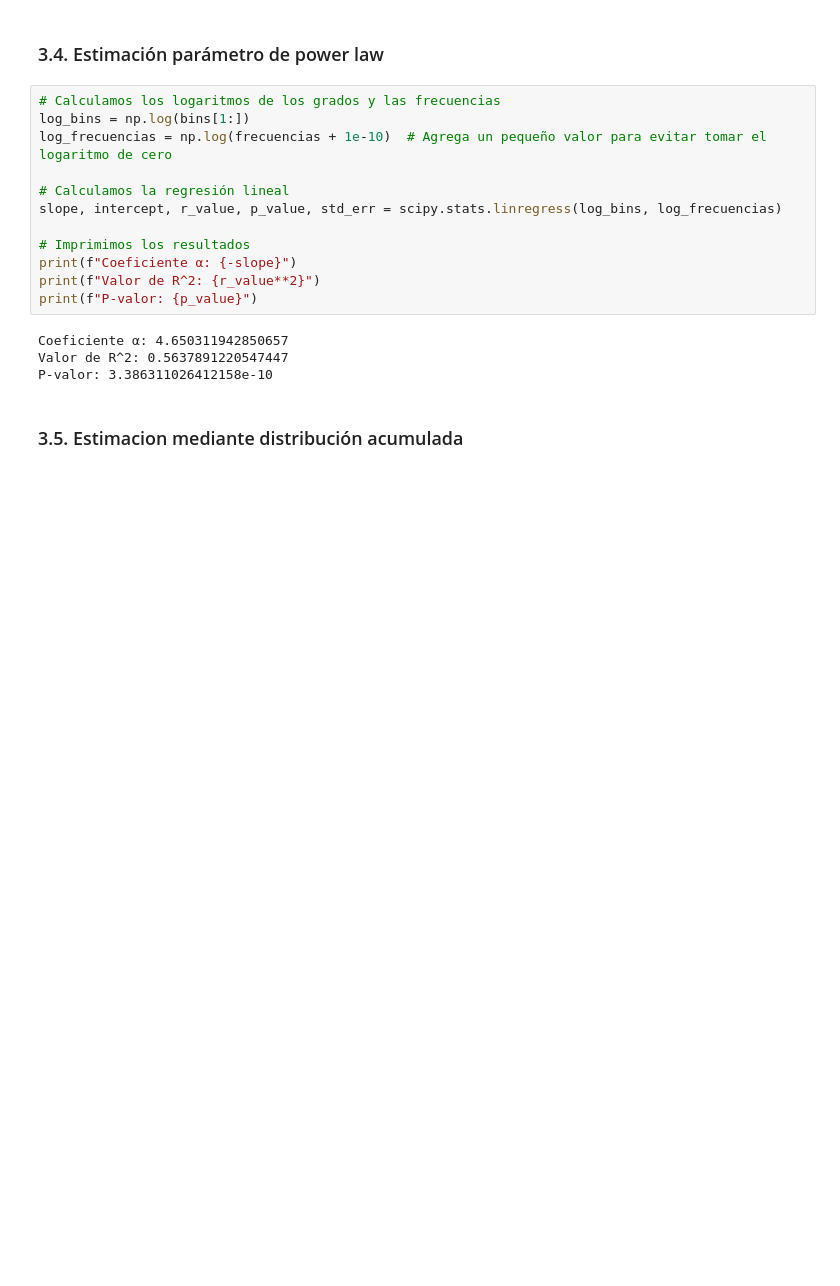
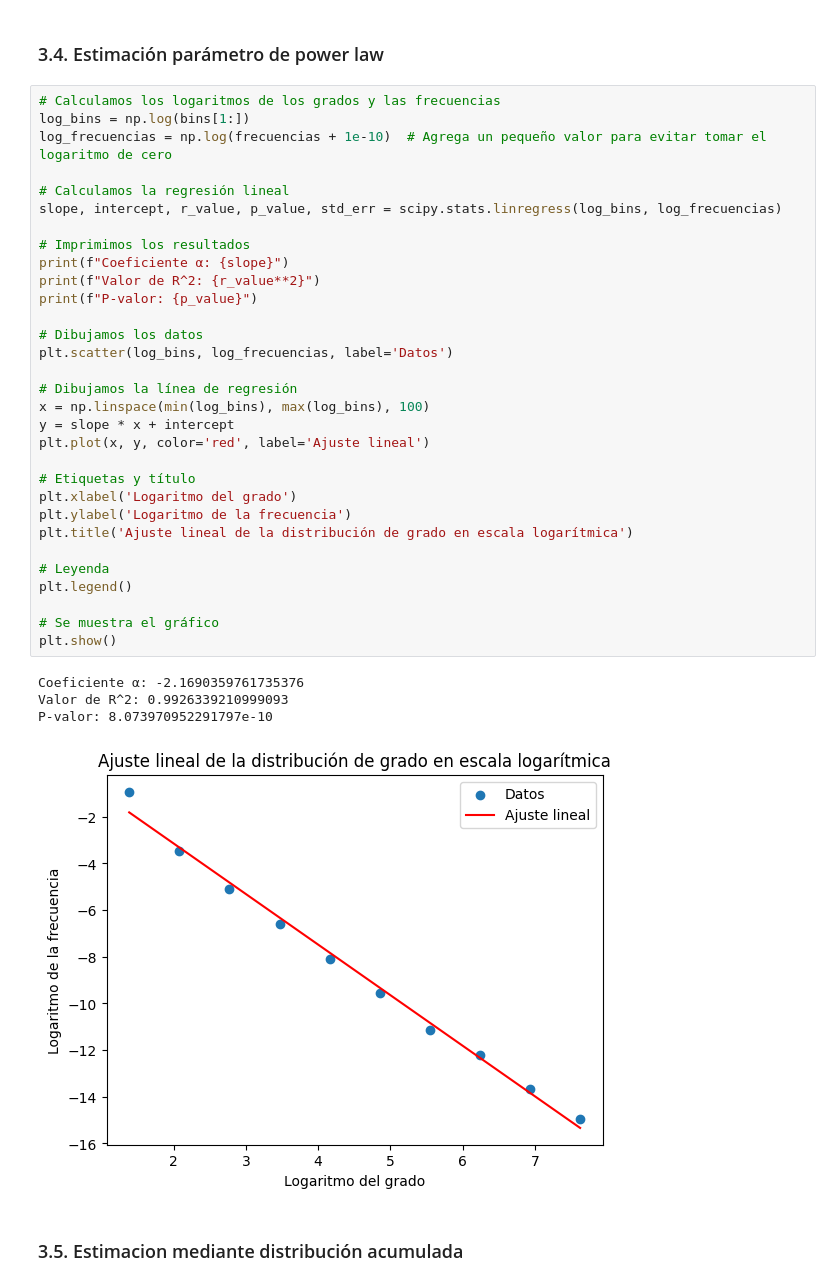
Before and after one commit to CristianFernandezM/NuevasTecnologias, a Jupyter notebook: Practica7.ipynb, the cells around one changed output. Cells and saved outputs as stored; diff of their text form; blank space fills up the shorter version.

```diff
--- a/Practica7.ipynb
+++ b/Practica7.ipynb
@@ -210,19 +210,39 @@ plt.show()
 # %%
 # Calculamos los logaritmos de los grados y las frecuencias
 log_bins = np.log(bins[1:])
 log_frecuencias = np.log(frecuencias + 1e-10)  # Agrega un pequeño valor para evitar tomar el logaritmo de cero
 
 # Calculamos la regresión lineal
 slope, intercept, r_value, p_value, std_err = scipy.stats.linregress(log_bins, log_frecuencias)
 
 # Imprimimos los resultados
-print(f"Coeficiente α: {-slope}")
+print(f"Coeficiente α: {slope}")
 print(f"Valor de R^2: {r_value**2}")
 print(f"P-valor: {p_value}")
+
+# Dibujamos los datos
+plt.scatter(log_bins, log_frecuencias, label='Datos')
+
+# Dibujamos la línea de regresión
+x = np.linspace(min(log_bins), max(log_bins), 100)
+y = slope * x + intercept
+plt.plot(x, y, color='red', label='Ajuste lineal')
+
+# Etiquetas y título
+plt.xlabel('Logaritmo del grado')
+plt.ylabel('Logaritmo de la frecuencia')
+plt.title('Ajuste lineal de la distribución de grado en escala logarítmica')
+
+# Leyenda
+plt.legend()
+
+# Se muestra el gráfico
+plt.show()
 # %% [output]
-Coeficiente α: 4.650311942850657
-Valor de R^2: 0.5637891220547447
-P-valor: 3.386311026412158e-10
+Coeficiente α: -2.1690359761735376
+Valor de R^2: 0.9926339210999093
+P-valor: 8.073970952291797e-10
+[figure, added]
 # %% [markdown]
 ### 3.5. Estimacion mediante distribución acumulada
 # %%
```
Also changed, not shown: parts of 4 cells of this notebook.
